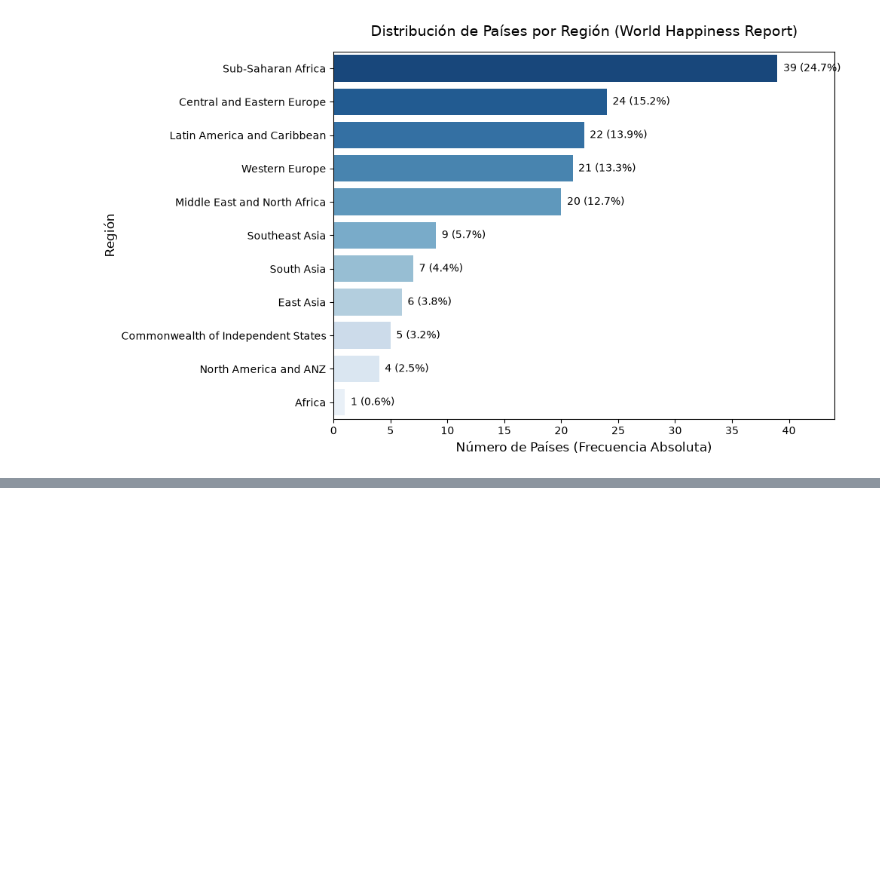
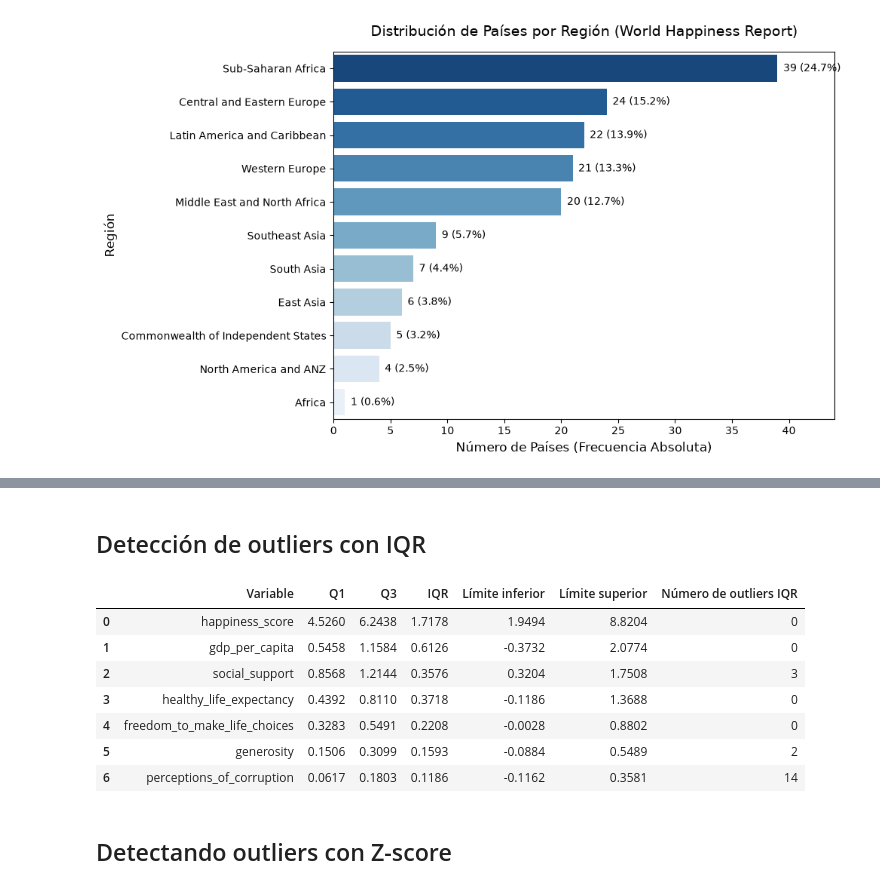
Before and after one commit to Edgarong17/Tareas_Omar, a Jupyter notebook: analisis_descriptivo/hapiness_report_analisis_descriptivo.ipynb, the cells around one changed output, grey strips where cells are left out. Drawn from its saved outputs; the diff is of its cells as text; code cells hidden in the pictures; blank space fills up the shorter version.

```diff
--- a/analisis_descriptivo/hapiness_report_analisis_descriptivo.ipynb
+++ b/analisis_descriptivo/hapiness_report_analisis_descriptivo.ipynb
@@ -484,0 +641,44 @@ Passing `palette` without assigning `hue` is deprecated and will be removed in v
+# %% [markdown]
+## Detección de outliers con IQR
+# %%
+
+resultados_iqr = []
+
+for col in numeric_cols:
+
+    Q1 = df[col].quantile(0.25)
+    Q3 = df[col].quantile(0.75)
+    IQR = Q3 - Q1
+
+    limite_inferior = Q1 - 1.5 * IQR
+    limite_superior = Q3 + 1.5 * IQR
+
+    mask_iqr = (
+        (df[col] < limite_inferior) |
+        (df[col] > limite_superior)
+    )
+
+    resultados_iqr.append({
+        "Variable": col,
+        "Q1": Q1,
+        "Q3": Q3,
+        "IQR": IQR,
+        "Límite inferior": limite_inferior,
+        "Límite superior": limite_superior,
+        "Número de outliers IQR": mask_iqr.sum()
+    })
+
+tabla_iqr = pd.DataFrame(resultados_iqr)
+
+display(tabla_iqr.round(4))
+# %% [output]
+|  | Variable | Q1 | Q3 | IQR | Límite inferior | Límite superior | Número de outliers IQR |
+| 0 | happiness_score | 4.5260 | 6.2438 | 1.7178 | 1.9494 | 8.8204 | 0 |
+| 1 | gdp_per_capita | 0.5458 | 1.1584 | 0.6126 | -0.3732 | 2.0774 | 0 |
+| 2 | social_support | 0.8568 | 1.2144 | 0.3576 | 0.3204 | 1.7508 | 3 |
+| 3 | healthy_life_expectancy | 0.4392 | 0.8110 | 0.3718 | -0.1186 | 1.3688 | 0 |
+| 4 | freedom_to_make_life_choices | 0.3283 | 0.5491 | 0.2208 | -0.0028 | 0.8802 | 0 |
+| 5 | generosity | 0.1506 | 0.3099 | 0.1593 | -0.0884 | 0.5489 | 2 |
+| 6 | perceptions_of_corruption | 0.0617 | 0.1803 | 0.1186 | -0.1162 | 0.3581 | 14 |
+# %% [markdown]
+## Detectando outliers con Z-score
```
Also changed, not shown: parts of 21 cells of this notebook.
